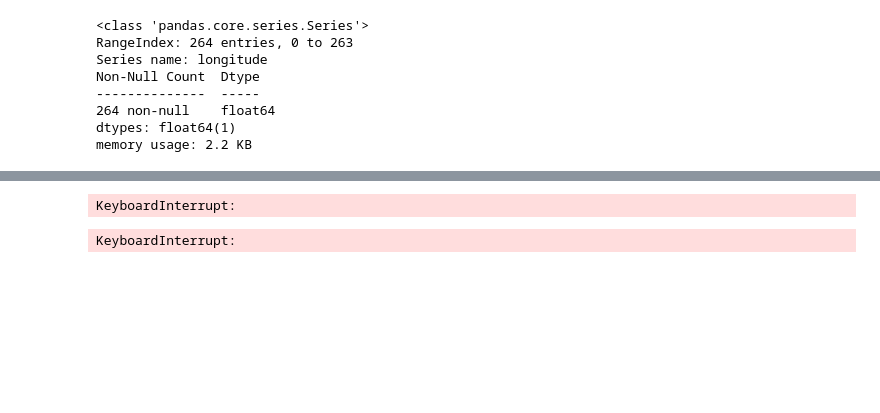
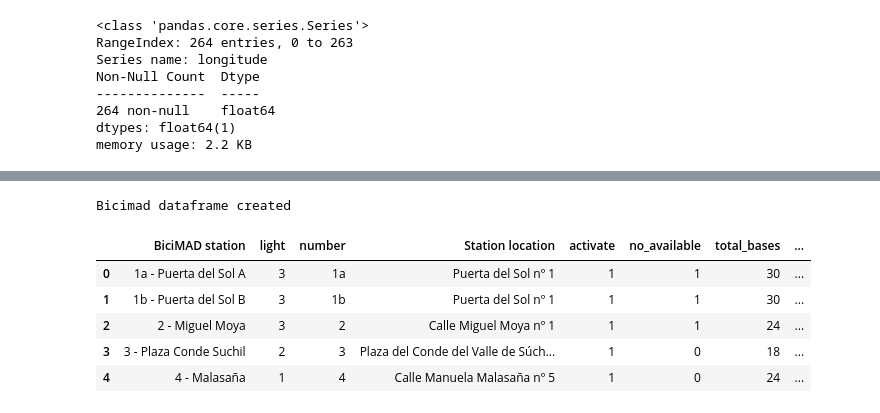
Before and after one commit to Rodrigo-Coloma/ih_datamadpt0923_project_m1, a Jupyter notebook: notebooks/dev_notebook_.ipynb, the cells around one changed output, grey strips where cells are left out. Saved outputs shown, nothing was run; the diff lists cells and outputs as text; code cells hidden in the pictures; blank space fills up the shorter version.

```diff
--- a/notebooks/dev_notebook_.ipynb
+++ b/notebooks/dev_notebook_.ipynb
@@ -117,42 +116,19 @@ bicimad_df.columns = ['BiciMAD station', 'light', 'number', 'Station location',
-# %%
-def to_mercator(lat, long):
-    # transform latitude/longitude data in degrees to pseudo-mercator coordinates in metres
-    c = gpd.GeoSeries([Point(lat, long)], crs=4326)
-    c = c.to_crs(3857)
-    return c
-
-def distance_meters(lat_start, long_start, lat_finish, long_finish):
-    # return the distance in metres between to latitude/longitude pair points in degrees
-    # (e.g.: Start Point -> 40.4400607 / -3.6425358 End Point -> 40.4234825 / -3.6292625)
-    start = to_mercator(lat_start, long_start)
-    finish = to_mercator(lat_finish, long_finish)
-    return start.distance(finish)
-
-
-interest_df.loc[:1,['stations_distances']] = interest_df.apply(lambda x: [distance_meters(x['location.latitude'],x['location.longitude'],bicimad_df.loc[i,'latitude'],bicimad_df.loc[i,'longitude']) for i in range(len(bicimad_df['longitude']))], axis=1)
-# %% [output]
-KeyboardInterrupt:
-# %%
-def to_mercator(lat, long):
-    # transform latitude/longitude data in degrees to pseudo-mercator coordinates in metres
-    c = gpd.GeoSeries([Point(lat, long)], crs=4326)
-    c = c.to_crs(3857)
-    return c
-
-def distance_meters(lat_start, long_start, lat_finish, long_finish):
-    # return the distance in metres between to latitude/longitude pair points in degrees
-    # (e.g.: Start Point -> 40.4400607 / -3.6425358 End Point -> 40.4234825 / -3.6292625)
-    start = to_mercator(lat_start, long_start)
-    finish = to_mercator(lat_finish, long_finish)
-    return start.distance(finish)
-
-# Create a helper function to calculate distance between two coordinates
-def calculate_distance(row):
-    lat1, lon1 = row['location.latitude'], row['location.longitude']
-    distances = [distance_meters(lat1, lon1, lat2, lon2) for lat2, lon2 in zip(stations_df['latitude'], stations_df['longitude'])]
-    return distances[:5]  # Only return the first 5 distances
-
-# Apply the helper function to the dataframe
-interest_df['stations_distances'] = interest_df.apply(calculate_distance, axis=1)
-# %% [output]
-KeyboardInterrupt:
+# %%
+def bicimad(path):
+    df = pd.read_csv(path, sep='\t')
+    df = df.reset_index(drop=True).loc[:,'name':]
+    df.columns = ['BiciMAD station', 'light', 'number', 'Station location', 'activate','no_available', 'total_bases', 'Available bikes', 'Available docks', 'reservations_count', 'geometry.type', 'geometry.coordinates']
+    df[['longitude', 'latitude']] = df['geometry.coordinates'].str.strip('[]').str.split(',',expand= True).astype('float64')
+    print('Bicimad dataframe created')
+    return df
+# %%
+bicimad_df = bicimad('../data/origin/bicimad_stations.csv')
+bicimad_df.head()
+# %% [output]
+Bicimad dataframe created
+|  | BiciMAD station | light | number | Station location | activate | no_available | total_bases | ... |
+| 0 | 1a - Puerta del Sol A | 3 | 1a | Puerta del Sol nº 1 | 1 | 1 | 30 | ... |
+| 1 | 1b - Puerta del Sol B | 3 | 1b | Puerta del Sol nº 1 | 1 | 1 | 30 | ... |
+| 2 | 2 - Miguel Moya | 3 | 2 | Calle Miguel Moya nº 1 | 1 | 1 | 24 | ... |
+| 3 | 3 - Plaza Conde Suchil | 2 | 3 | Plaza del Conde del Valle de Súch... | 1 | 0 | 18 | ... |
+| 4 | 4 - Malasaña | 1 | 4 | Calle Manuela Malasaña nº 5 | 1 | 0 | 24 | ... |
```
Also changed, not shown: parts of 26 cells of this notebook, 16 other files.
